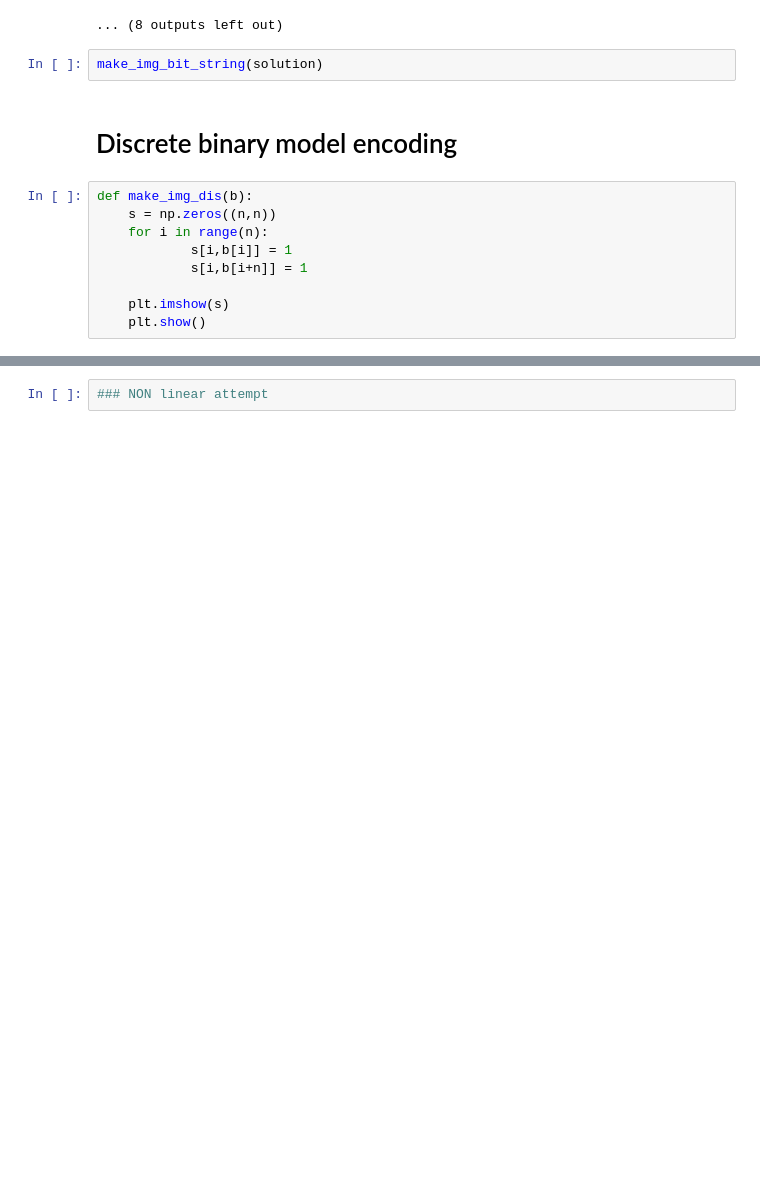
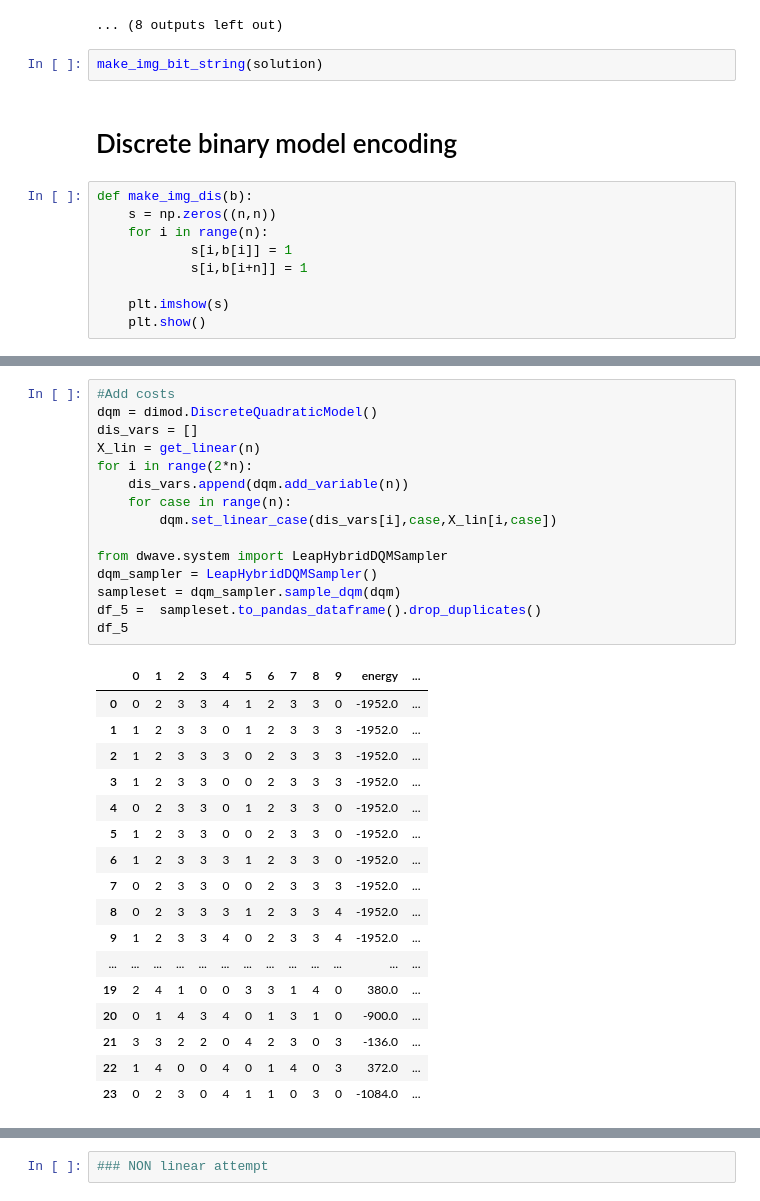
Before and after one commit to GeorgeWilliam1999/DwaveCode, a Jupyter notebook: ThreeInLine/ThreeInLine.ipynb, the cells around one changed output, grey strips where cells are left out. Drawn from its saved outputs; the diff is of its cells as text; blank space fills up the shorter version.

```diff
--- a/ThreeInLine/ThreeInLine.ipynb
+++ b/ThreeInLine/ThreeInLine.ipynb
@@ -398,0 +328,33 @@ Name: 24, dtype: float64
+# %%
+#Add costs
+dqm = dimod.DiscreteQuadraticModel()
+dis_vars = []
+X_lin = get_linear(n)
+for i in range(2*n):
+    dis_vars.append(dqm.add_variable(n))
+    for case in range(n):
+        dqm.set_linear_case(dis_vars[i],case,X_lin[i,case])
+
+from dwave.system import LeapHybridDQMSampler
+dqm_sampler = LeapHybridDQMSampler()
+sampleset = dqm_sampler.sample_dqm(dqm)
+df_5 =  sampleset.to_pandas_dataframe().drop_duplicates()
+df_5
+# %% [output]
+|  | 0 | 1 | 2 | 3 | 4 | 5 | 6 | 7 | 8 | 9 | energy | ... |
+| 0 | 0 | 2 | 3 | 3 | 4 | 1 | 2 | 3 | 3 | 0 | -1952.0 | ... |
+| 1 | 1 | 2 | 3 | 3 | 0 | 1 | 2 | 3 | 3 | 3 | -1952.0 | ... |
+| 2 | 1 | 2 | 3 | 3 | 3 | 0 | 2 | 3 | 3 | 3 | -1952.0 | ... |
+| 3 | 1 | 2 | 3 | 3 | 0 | 0 | 2 | 3 | 3 | 3 | -1952.0 | ... |
+| 4 | 0 | 2 | 3 | 3 | 0 | 1 | 2 | 3 | 3 | 0 | -1952.0 | ... |
+| 5 | 1 | 2 | 3 | 3 | 0 | 0 | 2 | 3 | 3 | 0 | -1952.0 | ... |
+| 6 | 1 | 2 | 3 | 3 | 3 | 1 | 2 | 3 | 3 | 0 | -1952.0 | ... |
+| 7 | 0 | 2 | 3 | 3 | 0 | 0 | 2 | 3 | 3 | 3 | -1952.0 | ... |
+| 8 | 0 | 2 | 3 | 3 | 3 | 1 | 2 | 3 | 3 | 4 | -1952.0 | ... |
+| 9 | 1 | 2 | 3 | 3 | 4 | 0 | 2 | 3 | 3 | 4 | -1952.0 | ... |
+| ... | ... | ... | ... | ... | ... | ... | ... | ... | ... | ... | ... | ... |
+| 19 | 2 | 4 | 1 | 0 | 0 | 3 | 3 | 1 | 4 | 0 | 380.0 | ... |
+| 20 | 0 | 1 | 4 | 3 | 4 | 0 | 1 | 3 | 1 | 0 | -900.0 | ... |
+| 21 | 3 | 3 | 2 | 2 | 0 | 4 | 2 | 3 | 0 | 3 | -136.0 | ... |
+| 22 | 1 | 4 | 0 | 0 | 4 | 0 | 1 | 4 | 0 | 3 | 372.0 | ... |
+| 23 | 0 | 2 | 3 | 0 | 4 | 1 | 1 | 0 | 3 | 0 | -1084.0 | ... |
```
Also changed, not shown: parts of 15 cells of this notebook.
